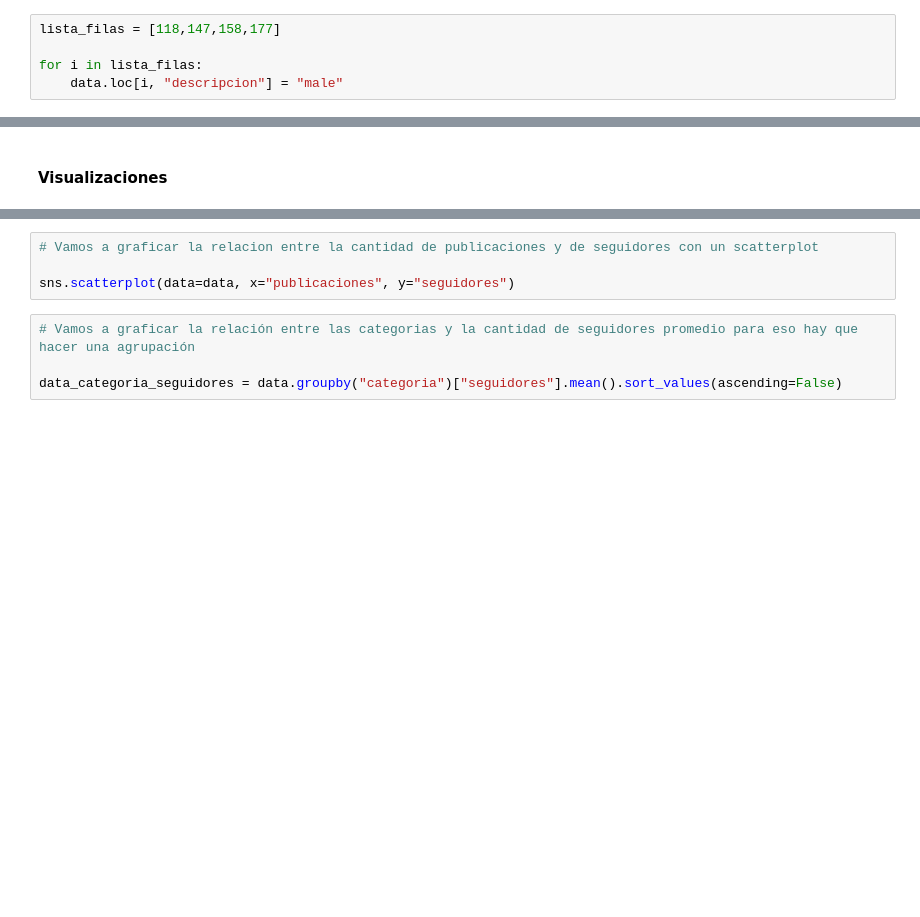
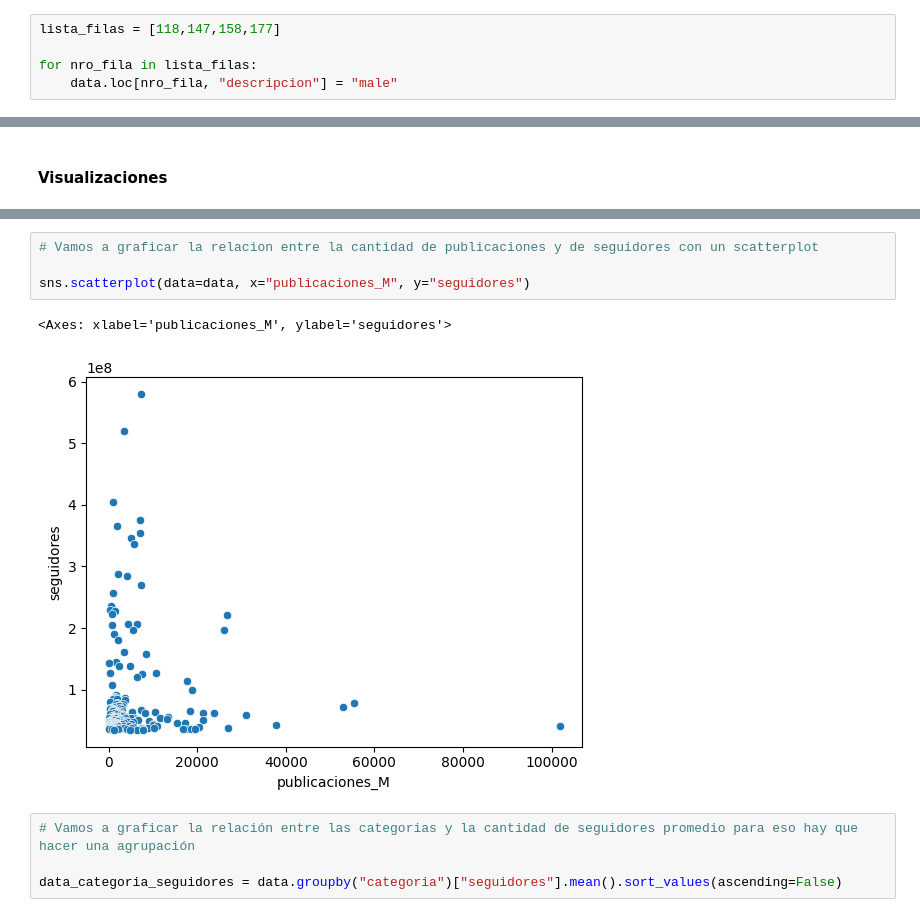
Before and after one commit to IonatanPerez/Aprender_Programando_2023, a Jupyter notebook: Clase_a_Clase/Clase 9 - 05-06-23/Repaso Proyecto Datos.ipynb, the cells around one changed output, grey strips where cells are left out. Saved outputs shown, nothing was run; the diff lists cells and outputs as text; blank space fills up the shorter version.

```diff
--- a/Clase_a_Clase/Clase 9 - 05-06-23/Repaso Proyecto Datos.ipynb
+++ b/Clase_a_Clase/Clase 9 - 05-06-23/Repaso Proyecto Datos.ipynb
@@ -242,5 +363,5 @@ data.loc[104, "descripcion"] = "female"
 # %%
 lista_filas = [118,147,158,177]
 
-for i in lista_filas:
-    data.loc[i, "descripcion"] = "male"
+for nro_fila in lista_filas:
+    data.loc[nro_fila, "descripcion"] = "male"
@@ -307,7 +539,10 @@ plt.ylabel("cuenta de instragram")
 # %%
 # Vamos a graficar la relacion entre la cantidad de publicaciones y de seguidores con un scatterplot
 
-sns.scatterplot(data=data, x="publicaciones", y="seguidores")
+sns.scatterplot(data=data, x="publicaciones_M", y="seguidores")
+# %% [output]
+<Axes: xlabel='publicaciones_M', ylabel='seguidores'>
+[figure, added]
 # %%
 # Vamos a graficar la relación entre las categorias y la cantidad de seguidores promedio para eso hay que hacer una agrupación
 
```
Also changed, not shown: parts of 31 cells of this notebook, 22 other files.
